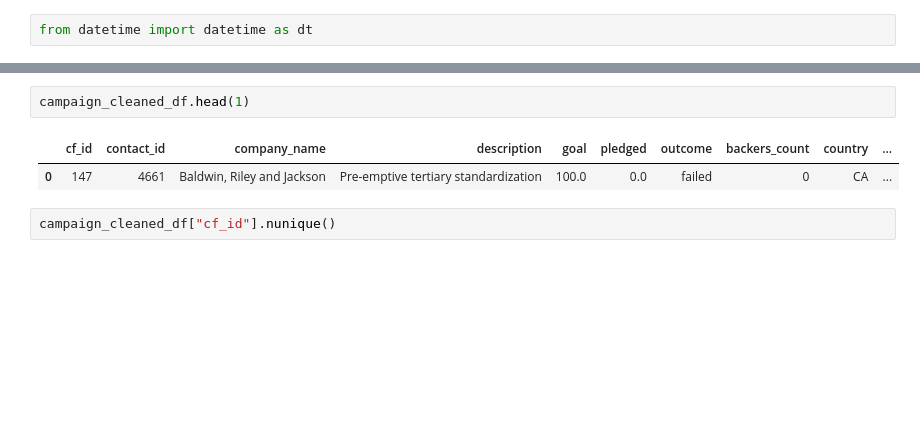
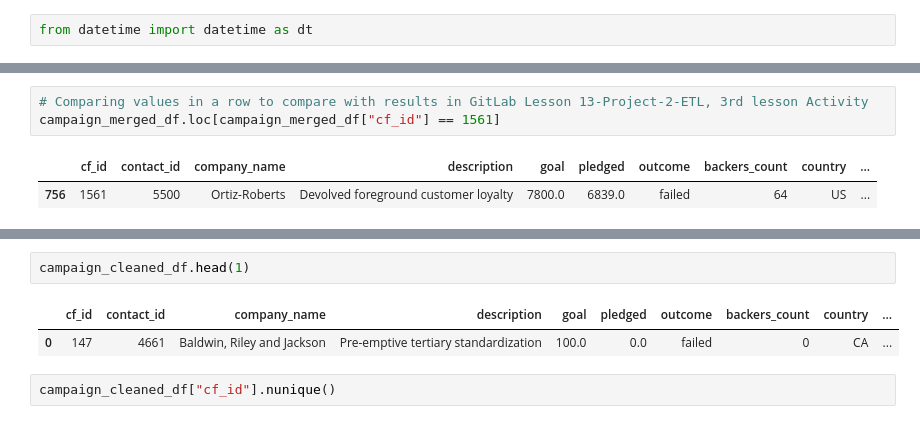
Before and after one commit to SandraBotica/Crowdfunding_ETL, a Jupyter notebook: ETL_Mini_Project_SBotica.ipynb, the cells around one changed output, grey strips where cells are left out. Cells and saved outputs as stored; diff of their text form; blank space fills up the shorter version.

```diff
--- a/ETL_Mini_Project_SBotica.ipynb
+++ b/ETL_Mini_Project_SBotica.ipynb
@@ -340,6 +345,12 @@ campaign_merged_df.tail(10)
 | 997 | 1388 | 4517 | Valenzuela-Cook | Total incremental productivity | 6700.0 | 7496.0 | successful | 300 | US | ... |
 | 998 | 2448 | 2389 | Little Ltd | Decentralized bandwidth-monitored... | 6900.0 | 12155.0 | successful | 419 | US | ... |
 | 999 | 602 | 2153 | Giles-Smith | Right-sized web-enabled intranet | 9700.0 | 11929.0 | successful | 331 | US | ... |
+# %%
+# Comparing values in a row to compare with results in GitLab Lesson 13-Project-2-ETL, 3rd lesson Activity
+campaign_merged_df.loc[campaign_merged_df["cf_id"] == 1561]
+# %% [output]
+|  | cf_id | contact_id | company_name | description | goal | pledged | outcome | backers_count | country | ... |
+| 756 | 1561 | 5500 | Ortiz-Roberts | Devolved foreground customer loyalty | 7800.0 | 6839.0 | failed | 64 | US | ... |
 # %%
 # Print column names to use as alist in the next cell block when re-ordering columns
 campaign_merged_df.columns
```
Also changed, not shown: parts of 15 cells of this notebook, 2 other files.
